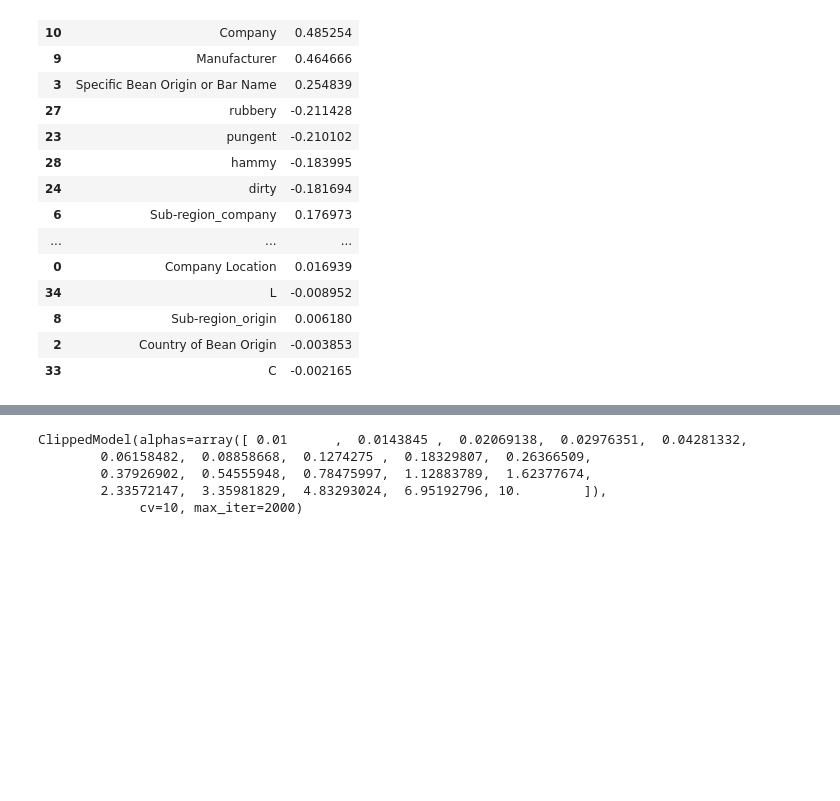
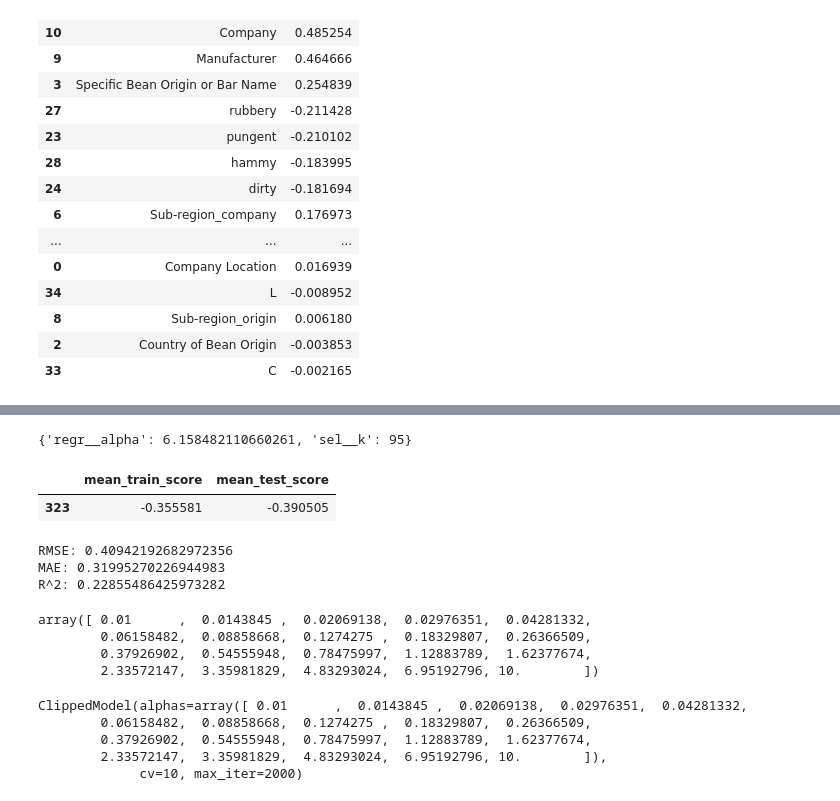
Before and after one commit to SimoneGiovannini/chocolate-rating-project, a Jupyter notebook: models.ipynb, the cells around one changed output, grey strips where cells are left out. Drawn from its saved outputs; the diff is of its cells as text; code cells hidden in the pictures; blank space fills up the shorter version.

Commit message:
Ridge with feature selection

```diff
--- a/models.ipynb
+++ b/models.ipynb
@@ -176,0 +164,14 @@ coefs.sort_values('abs_coef', ascending=False).drop('abs_coef', axis=1)
+# %%
+sel_mod = Pipeline([('sel', SelectKBest(score_func=f_regression)),
+                    ('regr', clip_model(Ridge)())])
+
+params = {'sel__k': list(range(10, 100, 5)),
+          'regr__alpha': np.logspace(-1, 1, num=20)}
+
+gs = GridSearchCV(sel_mod, params,
+                  cv=5,
+                  scoring='neg_root_mean_squared_error',
+                  return_train_score=True,
+                  n_jobs=-1,
+                  verbose=3)
+gs.fit(X_train, y_train)
@@ -177,2 +202,27 @@ coefs.sort_values('abs_coef', ascending=False).drop('abs_coef', axis=1)
+# %%
+gs.best_params_
+# %% [output]
+{'regr__alpha': 6.158482110660261, 'sel__k': 95}
+# %%
+# Compare the train and test scores for the best model
+results = pd.DataFrame(gs.cv_results_)
+results.loc[results['mean_test_score'] == gs.best_score_, ['mean_train_score', 'mean_test_score']]
+# %% [output]
+|  | mean_train_score | mean_test_score |
+| 323 | -0.355581 | -0.390505 |
+# %%
+ridge_mod = gs.best_estimator_
+eval_mod(ridge_mod, X_test, y_test)
+# %% [output]
+RMSE: 0.40942192682972356
+MAE: 0.31995270226944983
+R^2: 0.22855486425973282
+# %%
+np.logspace(-2, 1, num=20)
+# %% [output]
+array([ 0.01      ,  0.0143845 ,  0.02069138,  0.02976351,  0.04281332,
+        0.06158482,  0.08858668,  0.1274275 ,  0.18329807,  0.26366509,
+        0.37926902,  0.54555948,  0.78475997,  1.12883789,  1.62377674,
+        2.33572147,  3.35981829,  4.83293024,  6.95192796, 10.        ])
 # %%
 lasso_mod = clip_model(LassoCV)(
```
Also changed, not shown: parts of 10 cells of this notebook.
